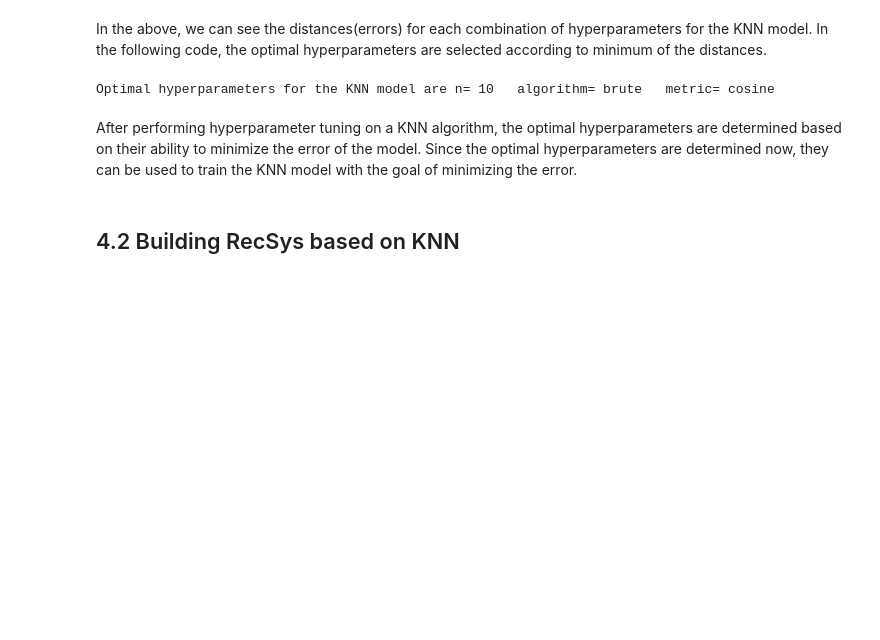
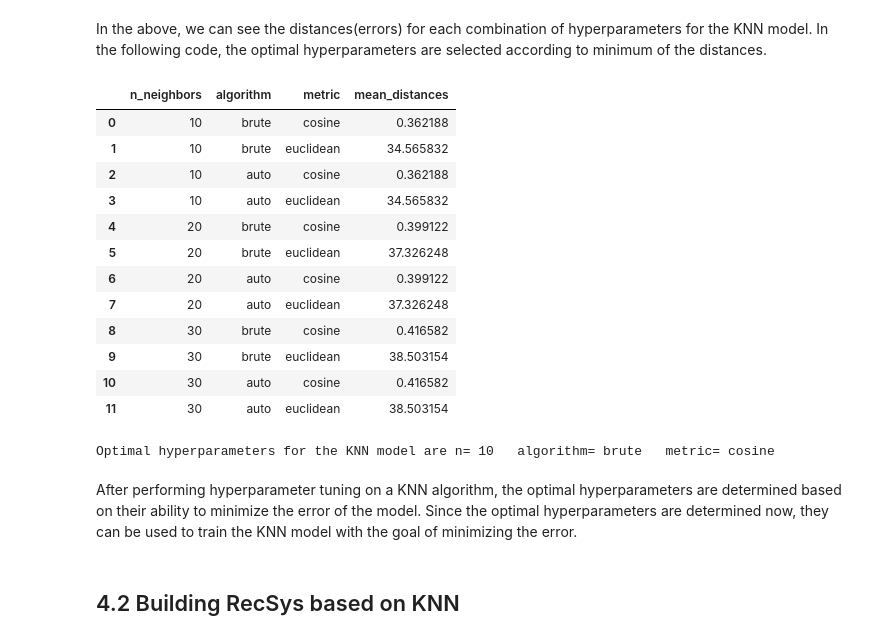
Before and after one commit to dilaydurukan/System-Development-3, a Jupyter notebook: V5_JESTERData-SystemDevelopmentAssignment.ipynb, the cells around one changed output. Saved outputs shown, nothing was run; the diff lists cells and outputs as text; code cells hidden in the pictures; blank space fills up the shorter version.

```diff
--- a/V5_JESTERData-SystemDevelopmentAssignment.ipynb
+++ b/V5_JESTERData-SystemDevelopmentAssignment.ipynb
@@ -311,2 +311,18 @@ For n= 30   algorithm= auto   metric= euclidean   Mean of distances to similar u
 # %% [markdown]
 In the above, we can see the distances(errors) for each combination of hyperparameters for the KNN model. In the following code, the optimal hyperparameters are selected according to minimum of the distances.
+# %%
+knn_tuning_results
+# %% [output]
+|  | n_neighbors | algorithm | metric | mean_distances |
+| 0 | 10 | brute | cosine | 0.362188 |
+| 1 | 10 | brute | euclidean | 34.565832 |
+| 2 | 10 | auto | cosine | 0.362188 |
+| 3 | 10 | auto | euclidean | 34.565832 |
+| 4 | 20 | brute | cosine | 0.399122 |
+| 5 | 20 | brute | euclidean | 37.326248 |
+| 6 | 20 | auto | cosine | 0.399122 |
+| 7 | 20 | auto | euclidean | 37.326248 |
+| 8 | 30 | brute | cosine | 0.416582 |
+| 9 | 30 | brute | euclidean | 38.503154 |
+| 10 | 30 | auto | cosine | 0.416582 |
+| 11 | 30 | auto | euclidean | 38.503154 |
```
Also changed, not shown: parts of 11 cells of this notebook.
